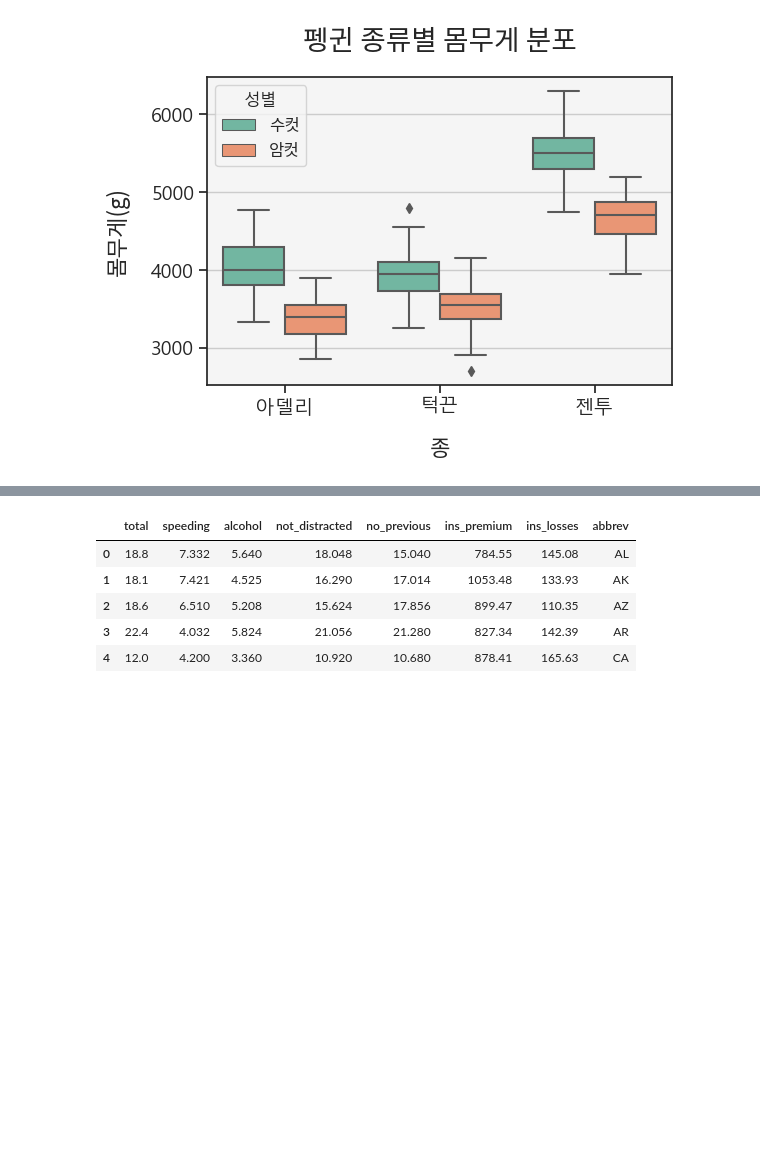
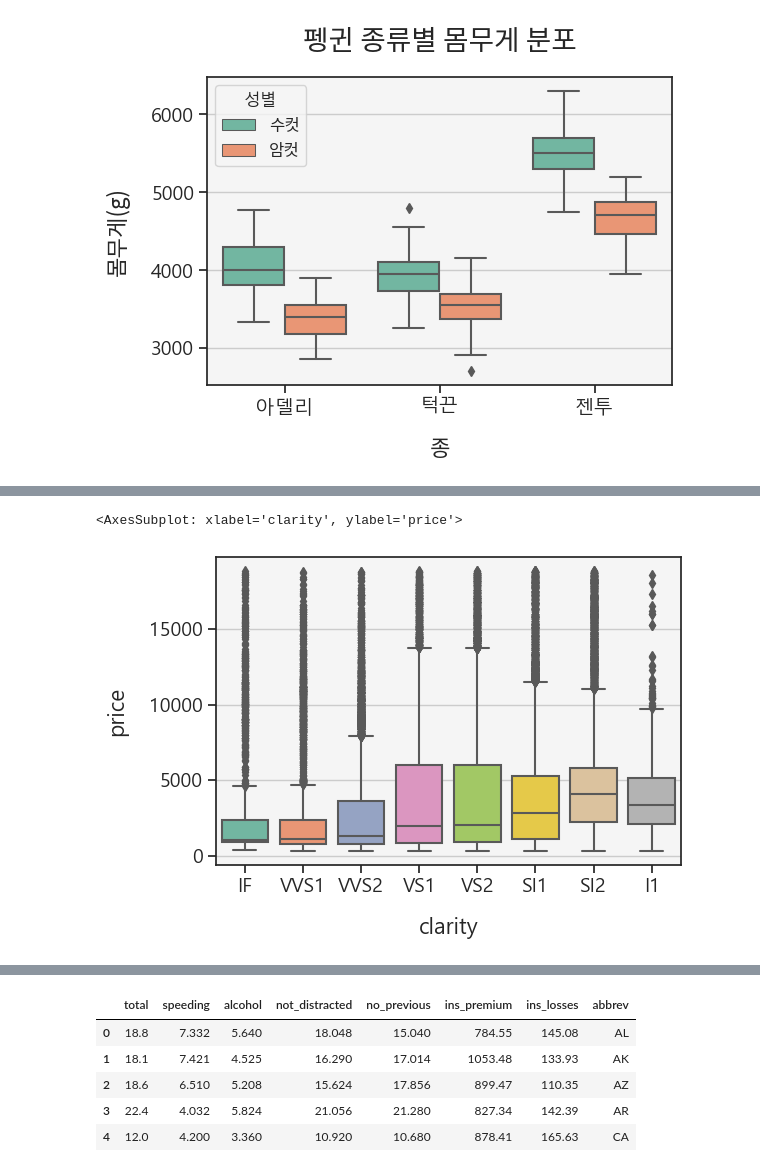
Before and after one commit to jpjun8/C3cube, a Jupyter notebook: DA_Nocode/units_trivial/unit3.ipynb, the cells around one changed output, grey strips where cells are left out. Saved outputs shown, nothing was run; the diff lists cells and outputs as text; code cells hidden in the pictures; blank space fills up the shorter version.

```diff
--- a/DA_Nocode/units_trivial/unit3.ipynb
+++ b/DA_Nocode/units_trivial/unit3.ipynb
@@ -489,9 +548,11 @@ edu1.corr()
 # %%
-colleges = pd.read_csv('./colleges.csv')
-colleges1 = colleges[{'rank', 'organizationName', 'studentPopulation', 'medianBaseSalary'}]
-
-sns.scatterplot(data=colleges1, x='rank', y='medianBaseSalary', color='limegreen')
-plt.title("대학교 순위와 평균연봉($) 간의 관계", font=path_noto, fontsize=titlef)
-plt.xlabel("순위", font=path_noto, fontsize=labelf)
-plt.ylabel("평균연봉($)", font=path_noto, fontsize=labelf)
-plt.show()
+diamonds = sns.load_dataset('diamonds')
+sns.boxplot(data=diamonds, x='clarity', y='price')
+# plt.title("다이아몬드 캐럿과 가격 간의 관계", font=path_noto, fontsize=titlef)
+# plt.xlabel("캐럿", font=path_noto, fontsize=labelf)
+# plt.ylabel("가격", font=path_noto, fontsize=labelf)
+# plt.show()
+# diamonds
+# %% [output]
+<AxesSubplot: xlabel='clarity', ylabel='price'>
+[figure, added]
```
Also changed, not shown: parts of 17 cells of this notebook, 3 other files.
